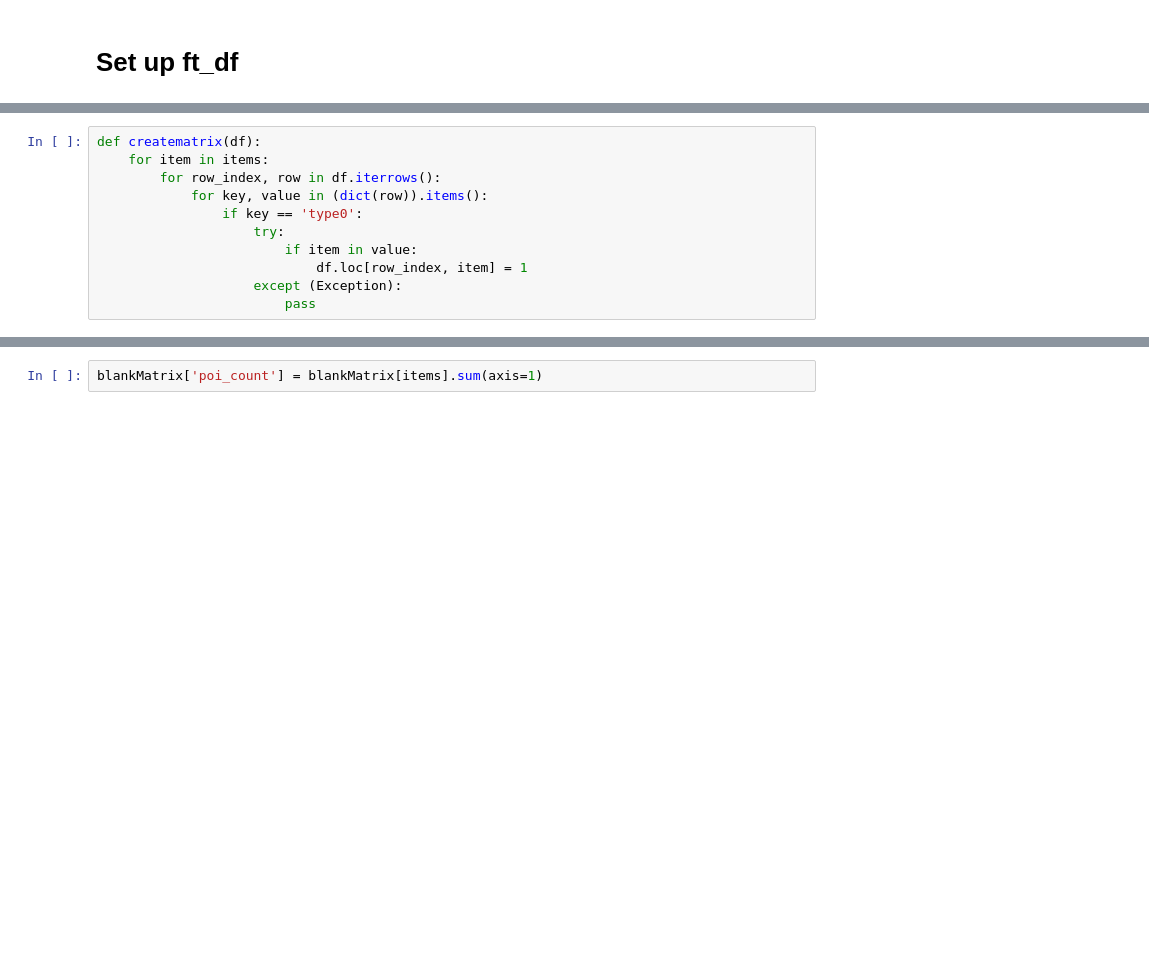
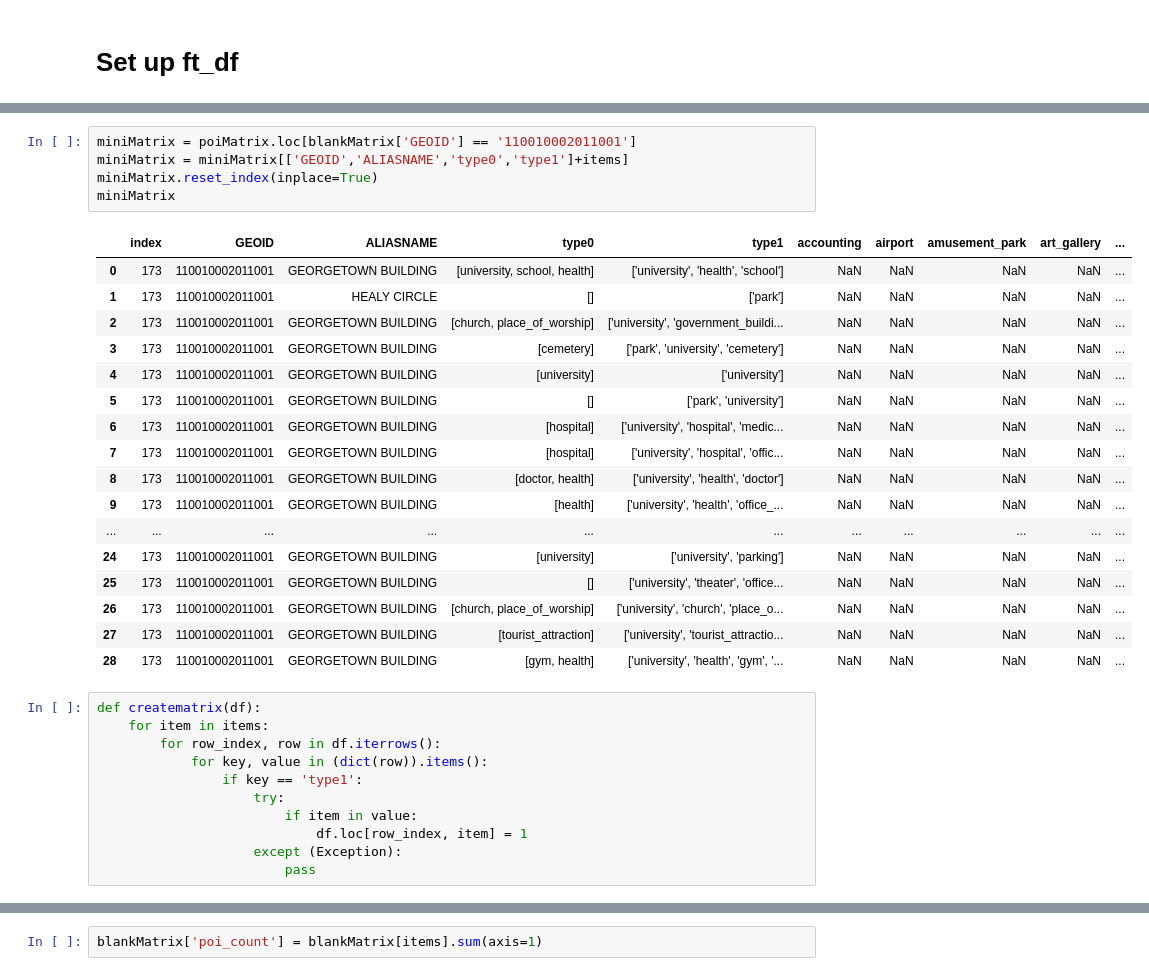
Before and after one commit to NicoleJaneway/dc-block-clustering, a Jupyter notebook: notebooks/Blocks12.ipynb, the cells around one changed output, grey strips where cells are left out. Cells and saved outputs as stored; diff of their text form; blank space fills up the shorter version.

```diff
--- a/notebooks/Blocks12.ipynb
+++ b/notebooks/Blocks12.ipynb
@@ -318,9 +405,32 @@ blankMatrix.sample(5)
+# %%
+miniMatrix = poiMatrix.loc[blankMatrix['GEOID'] == '110010002011001']
+miniMatrix = miniMatrix[['GEOID','ALIASNAME','type0','type1']+items]
+miniMatrix.reset_index(inplace=True)
+miniMatrix
+# %% [output]
+|  | index | GEOID | ALIASNAME | type0 | type1 | accounting | airport | amusement_park | art_gallery | ... |
+| 0 | 173 | 110010002011001 | GEORGETOWN BUILDING | [university, school, health] | ['university', 'health', 'school'] | NaN | NaN | NaN | NaN | ... |
+| 1 | 173 | 110010002011001 | HEALY CIRCLE | [] | ['park'] | NaN | NaN | NaN | NaN | ... |
+| 2 | 173 | 110010002011001 | GEORGETOWN BUILDING | [church, place_of_worship] | ['university', 'government_buildi... | NaN | NaN | NaN | NaN | ... |
+| 3 | 173 | 110010002011001 | GEORGETOWN BUILDING | [cemetery] | ['park', 'university', 'cemetery'] | NaN | NaN | NaN | NaN | ... |
+| 4 | 173 | 110010002011001 | GEORGETOWN BUILDING | [university] | ['university'] | NaN | NaN | NaN | NaN | ... |
+| 5 | 173 | 110010002011001 | GEORGETOWN BUILDING | [] | ['park', 'university'] | NaN | NaN | NaN | NaN | ... |
+| 6 | 173 | 110010002011001 | GEORGETOWN BUILDING | [hospital] | ['university', 'hospital', 'medic... | NaN | NaN | NaN | NaN | ... |
+| 7 | 173 | 110010002011001 | GEORGETOWN BUILDING | [hospital] | ['university', 'hospital', 'offic... | NaN | NaN | NaN | NaN | ... |
+| 8 | 173 | 110010002011001 | GEORGETOWN BUILDING | [doctor, health] | ['university', 'health', 'doctor'] | NaN | NaN | NaN | NaN | ... |
+| 9 | 173 | 110010002011001 | GEORGETOWN BUILDING | [health] | ['university', 'health', 'office_... | NaN | NaN | NaN | NaN | ... |
+| ... | ... | ... | ... | ... | ... | ... | ... | ... | ... | ... |
+| 24 | 173 | 110010002011001 | GEORGETOWN BUILDING | [university] | ['university', 'parking'] | NaN | NaN | NaN | NaN | ... |
+| 25 | 173 | 110010002011001 | GEORGETOWN BUILDING | [] | ['university', 'theater', 'office... | NaN | NaN | NaN | NaN | ... |
+| 26 | 173 | 110010002011001 | GEORGETOWN BUILDING | [church, place_of_worship] | ['university', 'church', 'place_o... | NaN | NaN | NaN | NaN | ... |
+| 27 | 173 | 110010002011001 | GEORGETOWN BUILDING | [tourist_attraction] | ['university', 'tourist_attractio... | NaN | NaN | NaN | NaN | ... |
+| 28 | 173 | 110010002011001 | GEORGETOWN BUILDING | [gym, health] | ['university', 'health', 'gym', '... | NaN | NaN | NaN | NaN | ... |
 # %%
 def creatematrix(df):
     for item in items:
         for row_index, row in df.iterrows():
             for key, value in (dict(row)).items():
-                if key == 'type0':
+                if key == 'type1':
                     try:
                         if item in value:
                             df.loc[row_index, item] = 1
```
Also changed, not shown: parts of 52 cells of this notebook.
